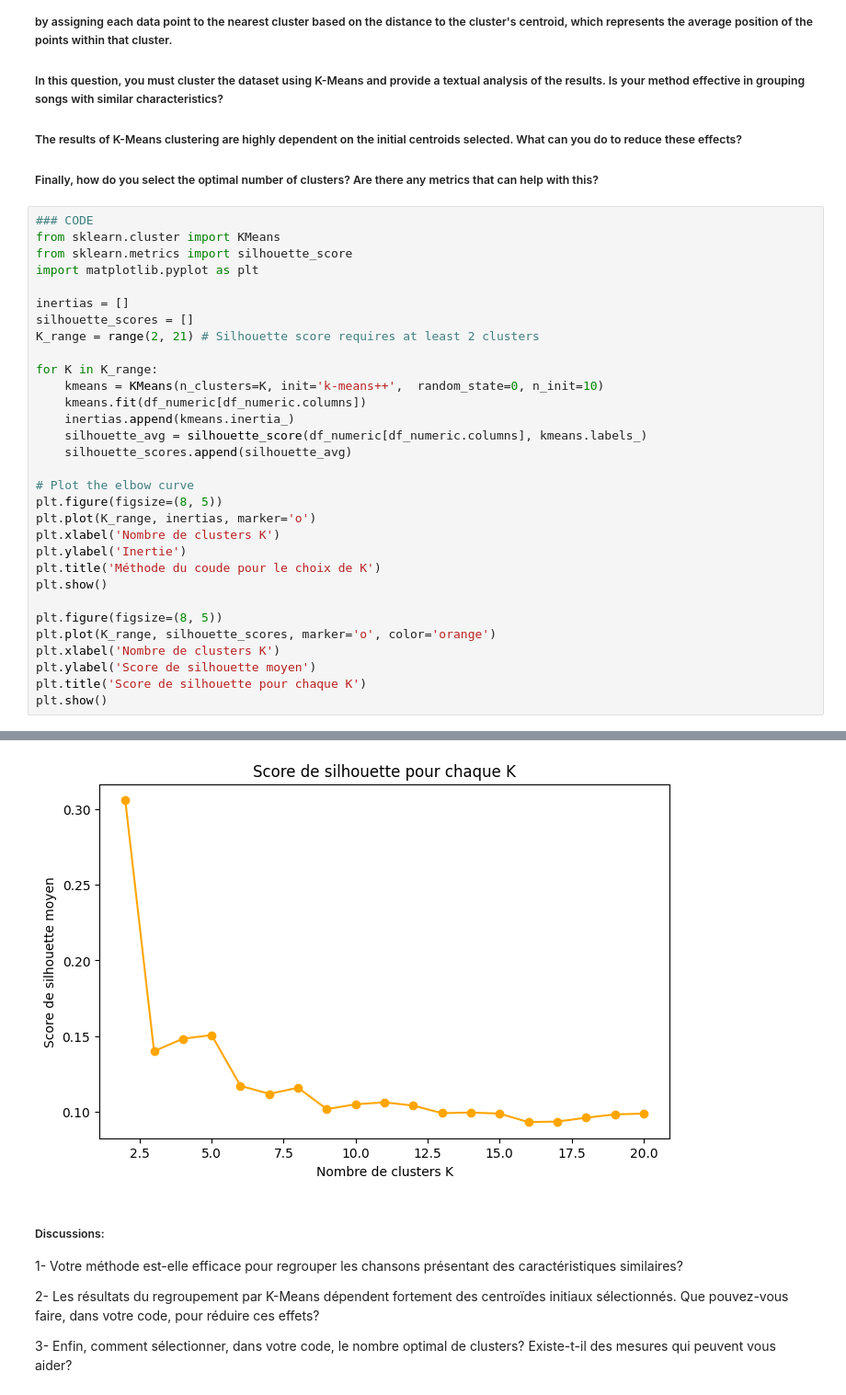
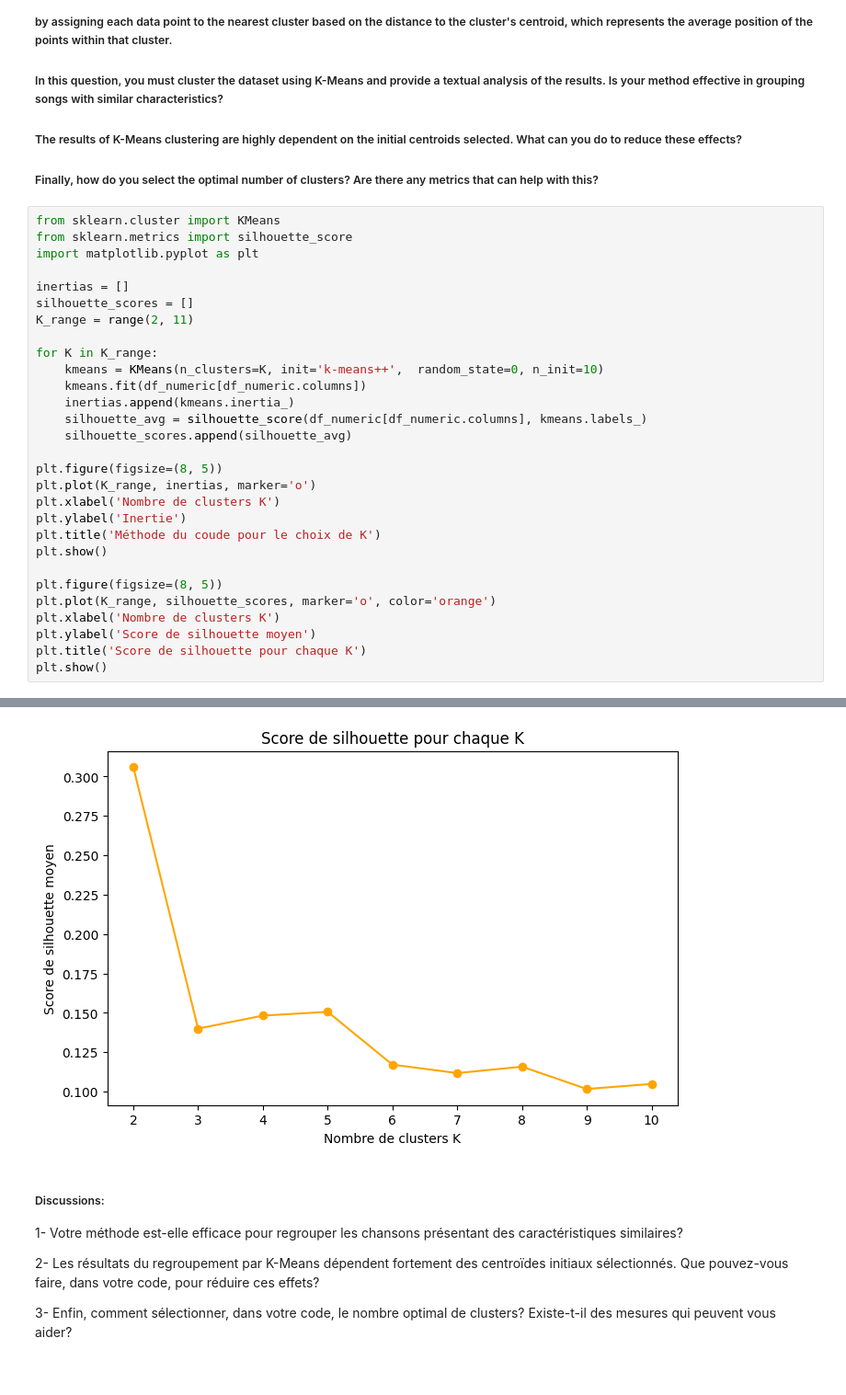
Before and after one commit to WillMart91/DataScience, a Jupyter notebook: TP2-20241109/TP2_Fournier_Martin.ipynb, the cells around one changed output, grey strips where cells are left out. Shown at 92% size. Cells and saved outputs as stored; diff of their text form.

```diff
--- a/TP2-20241109/TP2_Fournier_Martin.ipynb
+++ b/TP2-20241109/TP2_Fournier_Martin.ipynb
@@ -141,14 +137,13 @@ df_numeric.head(5)
 
 ##### Finally, how do you select the optimal number of clusters? Are there any metrics that can help with this?
 # %%
-### CODE
 from sklearn.cluster import KMeans
 from sklearn.metrics import silhouette_score
 import matplotlib.pyplot as plt
 
 inertias = []
 silhouette_scores = []
-K_range = range(2, 21) # Silhouette score requires at least 2 clusters
+K_range = range(2, 11)
 
 for K in K_range:
     kmeans = KMeans(n_clusters=K, init='k-means++',  random_state=0, n_init=10)
@@ -157,7 +152,6 @@ for K in K_range:
     silhouette_avg = silhouette_score(df_numeric[df_numeric.columns], kmeans.labels_)
     silhouette_scores.append(silhouette_avg)
 
-# Plot the elbow curve
 plt.figure(figsize=(8, 5))
 plt.plot(K_range, inertias, marker='o')
 plt.xlabel('Nombre de clusters K')
@@ -176,4 +170,4 @@ plt.show()
-[figure, old version]
+[figure, new version]
 # %% [markdown]
 ##### Discussions:
 1- Votre méthode est-elle efficace pour regrouper les chansons présentant des caractéristiques similaires?
```
Also changed, not shown: parts of 45 cells of this notebook.
